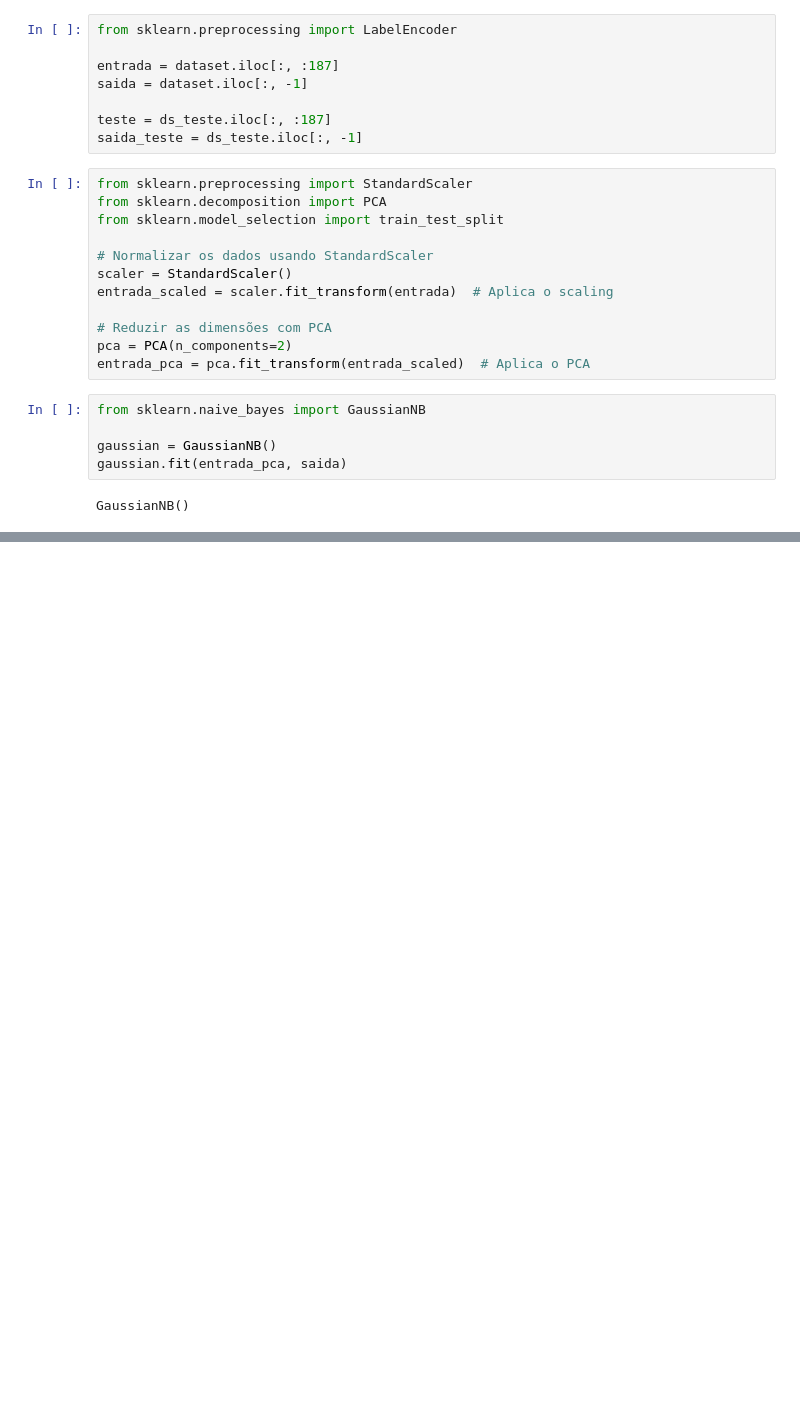
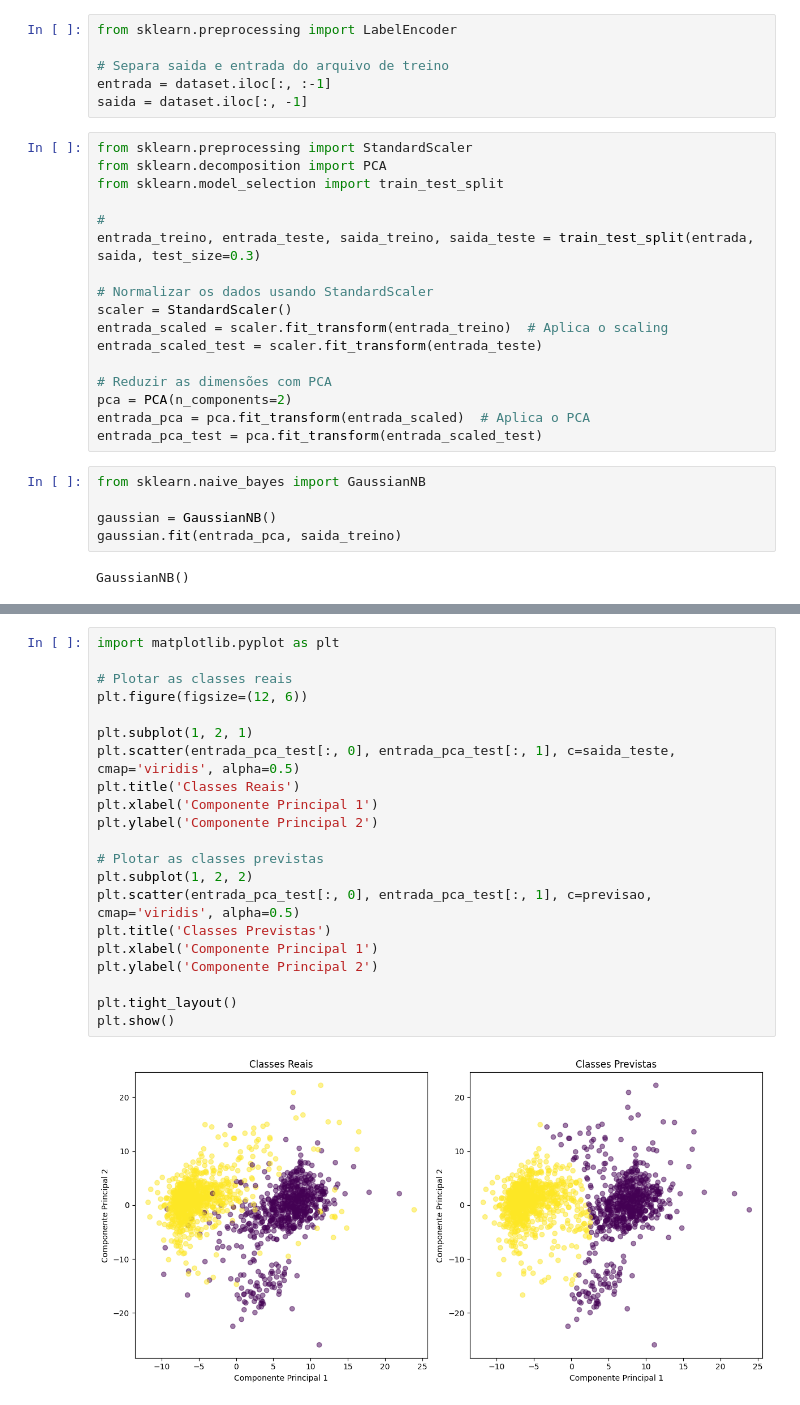
Before and after one commit to vmayres/InteligenciaArtificial_Projeto1, a Jupyter notebook: src/Classificacao/COM_scaling/NaiveBayes.ipynb, the cells around one changed output, grey strips where cells are left out. Drawn from its saved outputs; the diff is of its cells as text; blank space fills up the shorter version.

```diff
--- a/src/Classificacao/COM_scaling/NaiveBayes.ipynb
+++ b/src/Classificacao/COM_scaling/NaiveBayes.ipynb
@@ -23,27 +20,30 @@ dataset.head()
 # %%
 from sklearn.preprocessing import LabelEncoder
 
-entrada = dataset.iloc[:, :187]
+# Separa saida e entrada do arquivo de treino
+entrada = dataset.iloc[:, :-1]
 saida = dataset.iloc[:, -1]
-
-teste = ds_teste.iloc[:, :187]
-saida_teste = ds_teste.iloc[:, -1]
 # %%
 from sklearn.preprocessing import StandardScaler
 from sklearn.decomposition import PCA
 from sklearn.model_selection import train_test_split
 
+#
+entrada_treino, entrada_teste, saida_treino, saida_teste = train_test_split(entrada, saida, test_size=0.3)
+
 # Normalizar os dados usando StandardScaler
 scaler = StandardScaler()
-entrada_scaled = scaler.fit_transform(entrada)  # Aplica o scaling
+entrada_scaled = scaler.fit_transform(entrada_treino)  # Aplica o scaling
+entrada_scaled_test = scaler.fit_transform(entrada_teste)
 
 # Reduzir as dimensões com PCA
 pca = PCA(n_components=2)
 entrada_pca = pca.fit_transform(entrada_scaled)  # Aplica o PCA
+entrada_pca_test = pca.fit_transform(entrada_scaled_test)
 # %%
 from sklearn.naive_bayes import GaussianNB
 
 gaussian = GaussianNB()
-gaussian.fit(entrada_pca, saida)
+gaussian.fit(entrada_pca, saida_treino)
 # %% [output]
 GaussianNB()
@@ -117,0 +82,23 @@ plt.show()
+# %%
+import matplotlib.pyplot as plt
+
+# Plotar as classes reais
+plt.figure(figsize=(12, 6))
+
+plt.subplot(1, 2, 1)
+plt.scatter(entrada_pca_test[:, 0], entrada_pca_test[:, 1], c=saida_teste, cmap='viridis', alpha=0.5)
+plt.title('Classes Reais')
+plt.xlabel('Componente Principal 1')
+plt.ylabel('Componente Principal 2')
+
+# Plotar as classes previstas
+plt.subplot(1, 2, 2)
+plt.scatter(entrada_pca_test[:, 0], entrada_pca_test[:, 1], c=previsao, cmap='viridis', alpha=0.5)
+plt.title('Classes Previstas')
+plt.xlabel('Componente Principal 1')
+plt.ylabel('Componente Principal 2')
+
+plt.tight_layout()
+plt.show()
+# %% [output]
+[figure, added]
```
Also changed, not shown: parts of 7 cells of this notebook, 22 other files.
